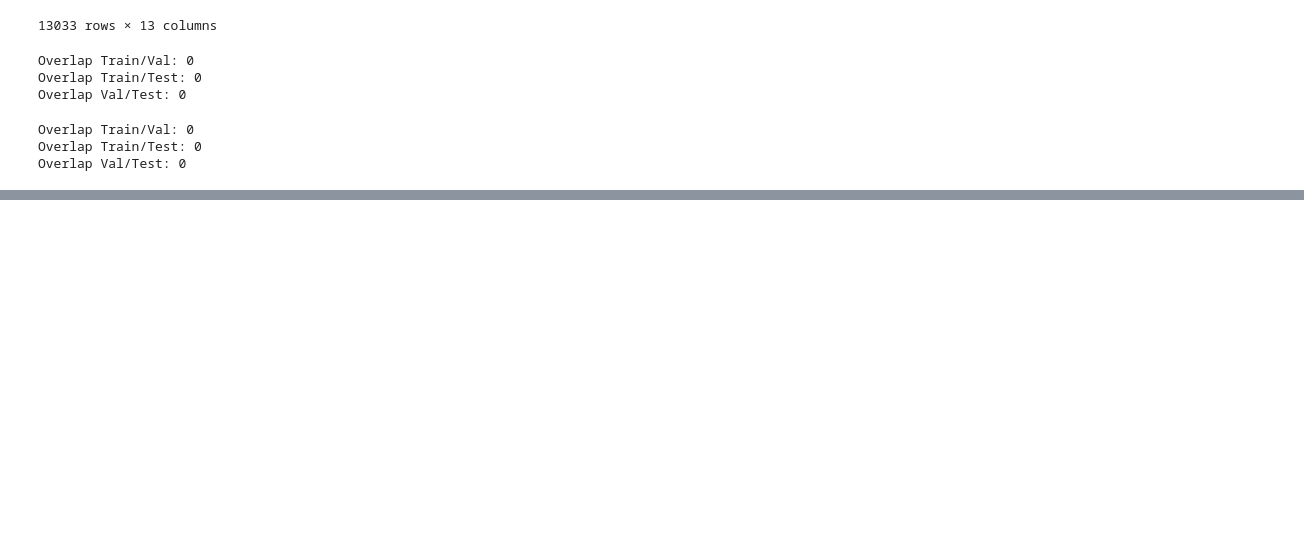
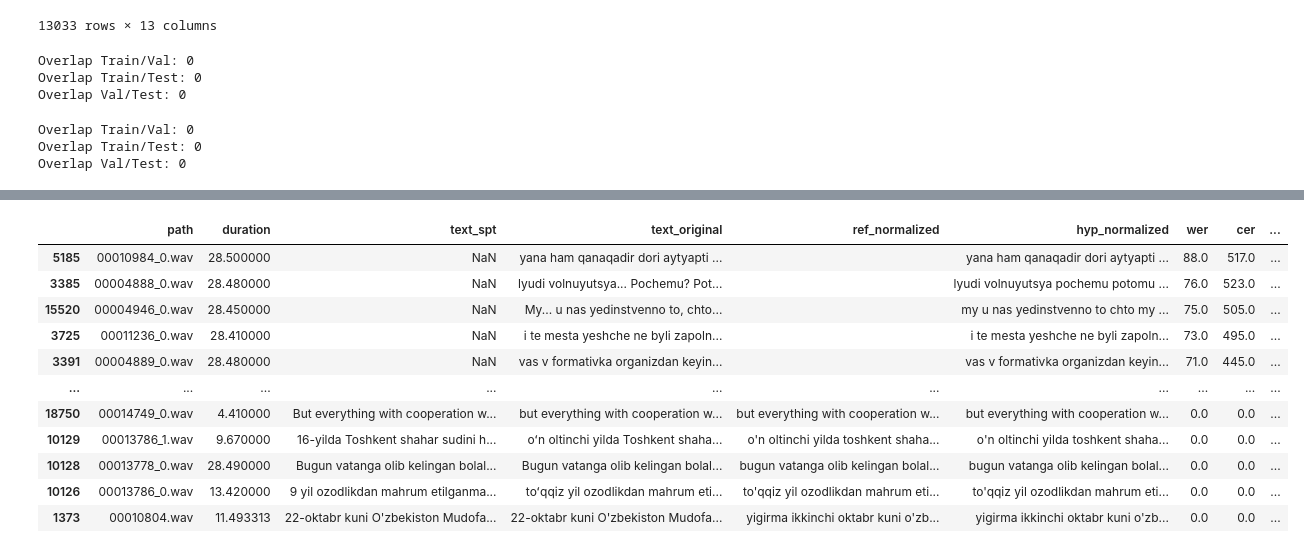
Before and after one commit to HaidarChaito/uzbek-automatic-speech-recognition, a Jupyter notebook: notebooks/2_news_dataset_preparation.ipynb, the cells around one changed output, grey strips where cells are left out. Cells and saved outputs as stored; diff of their text form; code cells hidden in the pictures; blank space fills up the shorter version.

Commit message:
Add third News sample to be used as test set to cover under-represented parts of the dataset

```diff
--- a/notebooks/2_news_dataset_preparation.ipynb
+++ b/notebooks/2_news_dataset_preparation.ipynb
@@ -1689,0 +1712,85 @@ Overlap Val/Test: 0
+# %%
+# from scripts import similarity_metrics
+
+all_data_df = pd.read_csv(ALL_DATA_PATH, index_col="id")
+chunked_df = pd.read_csv(os.path.join(DATASET_DIR, "chunked_data.csv"))
+stt_transcriptions1 = pd.read_csv(TRANSCRIPTION_RESULTS_PATH, index_col="id")
+stt_transcriptions2 = pd.read_csv(TRANSCRIPTION_RESULTS2_PATH, index_col="id")
+gemini_transcriptions = pd.read_csv(os.path.join(DATASET_DIR, "gemini_pro_transcriptions.csv"), index_col="id")
+
+# Get the first transcriptions (it was before chunking)
+stt_transcriptions1.rename(columns={"predicted_sentence": "text_spt"}, inplace=True)
+stt_transcriptions1 = stt_transcriptions1.merge(
+    all_data_df[["path", "text_original", "duration"]],
+    left_on="path",
+    right_on="path",
+    how="left"
+)
+stt_transcriptions1.drop(columns=["error_message", "error_type"], inplace=True)
+
+# Original text preserved on not chunked samples. Merge them back
+not_chunked_paths = set(chunked_df[chunked_df.groupby("path")["chunk_path"].transform("count") == 1]["path"])
+not_chunked_df = all_data_df[all_data_df["path"].isin(not_chunked_paths)]
+not_chunked_df["path"] = not_chunked_df["path"].str.replace(".wav", "_0.wav")
+
+stt_transcriptions2 = stt_transcriptions2.merge(
+    not_chunked_df[["path", "text_original"]],
+    left_on="chunk_path",
+    right_on="path",
+    how="left",
+    suffixes=("", "_new")
+)
+stt_transcriptions2.drop(columns=["path", "path_new", "error_message", "error_type"], inplace=True)
+
+# Get duration column from chunked_df
+stt_transcriptions2 = stt_transcriptions2.merge(
+    chunked_df[["chunk_path", "duration"]],
+    left_on="chunk_path",
+    right_on="chunk_path",
+    how="left",
+    suffixes=("", "_new")
+)
+
+# Get Gemini predicted column
+gemini_transcriptions.rename(columns={"predicted_sentence": "text_original"}, inplace=True)
+stt_transcriptions2 = stt_transcriptions2.merge(
+    gemini_transcriptions[["path", "text_original"]],
+    left_on="chunk_path",
+    right_on="path",
+    how="left",
+    suffixes=("", "_new")
+)
+stt_transcriptions2.drop(columns=["path"], inplace=True)
+stt_transcriptions2.rename(columns={"chunk_path": "path", "predicted_sentence": "text_spt"}, inplace=True)
+stt_transcriptions2["text_original"] = stt_transcriptions2["text_original"].fillna(
+    stt_transcriptions2["text_original_new"])
+
+overall_news = pd.concat([stt_transcriptions1, stt_transcriptions2], ignore_index=True)
+interested_cols = ["path", "duration", "text_spt", "text_original"]
+overall_news = overall_news[interested_cols]
+
+# Apply similarity metrics to each row
+metrics = overall_news.apply(
+    lambda row: similarity_metrics.calculate(
+        reference=row["text_spt"],  # Google SPT generated text (should be more accurate)
+        hypothesis=row["text_original"],  # Gemini 2.5 Pro generated text
+    ),
+    axis=1
+)
+
+# Convert list of dicts → DataFrame
+metrics_df = pd.DataFrame(metrics.tolist(), overall_news.index)
+
+# Merge metric columns back into main DataFrame and save
+overall_news = pd.concat([overall_news, metrics_df], axis=1)
+
+# Just remove too extreme outliers
+overall_news = overall_news[~overall_news["hyp_normalized"].str.contains("json")]
+
+print("Overall News dataset statistics:")
+print(f"Total duration: {overall_news["duration"].sum() / 3600:.2f} hours")
+print(overall_news[["duration", "wer"]].describe())
+
+overall_news.to_csv(os.path.join(DATASET_DIR, "overall_news.csv"), index_label="id")
+overall_news.sort_values("wer", ascending=False)
+# %% [output]
@@ -1689,0 +1813,12 @@ Overlap Val/Test: 0
+|  | path | duration | text_spt | text_original | ref_normalized | hyp_normalized | wer | cer | ... |
+| 5185 | 00010984_0.wav | 28.500000 | NaN | yana ham qanaqadir dori aytyapti ... |  | yana ham qanaqadir dori aytyapti ... | 88.0 | 517.0 | ... |
+| 3385 | 00004888_0.wav | 28.480000 | NaN | lyudi volnuyutsya... Pochemu? Pot... |  | lyudi volnuyutsya pochemu potomu ... | 76.0 | 523.0 | ... |
+| 15520 | 00004946_0.wav | 28.450000 | NaN | My... u nas yedinstvenno to, chto... |  | my u nas yedinstvenno to chto my ... | 75.0 | 505.0 | ... |
+| 3725 | 00011236_0.wav | 28.410000 | NaN | i te mesta yeshche ne byli zapoln... |  | i te mesta yeshche ne byli zapoln... | 73.0 | 495.0 | ... |
+| 3391 | 00004889_0.wav | 28.480000 | NaN | vas v formativka organizdan keyin... |  | vas v formativka organizdan keyin... | 71.0 | 445.0 | ... |
+| ... | ... | ... | ... | ... | ... | ... | ... | ... | ... |
+| 18750 | 00014749_0.wav | 4.410000 | But everything with cooperation w... | but everything with cooperation w... | but everything with cooperation w... | but everything with cooperation w... | 0.0 | 0.0 | ... |
+| 10129 | 00013786_1.wav | 9.670000 | 16-yilda Toshkent shahar sudini h... | oʻn oltinchi yilda Toshkent shaha... | o'n oltinchi yilda toshkent shaha... | o'n oltinchi yilda toshkent shaha... | 0.0 | 0.0 | ... |
+| 10128 | 00013778_0.wav | 28.490000 | Bugun vatanga olib kelingan bolal... | Bugun vatanga olib kelingan bolal... | bugun vatanga olib kelingan bolal... | bugun vatanga olib kelingan bolal... | 0.0 | 0.0 | ... |
+| 10126 | 00013786_0.wav | 13.420000 | 9 yil ozodlikdan mahrum etilganma... | toʻqqiz yil ozodlikdan mahrum eti... | to'qqiz yil ozodlikdan mahrum eti... | to'qqiz yil ozodlikdan mahrum eti... | 0.0 | 0.0 | ... |
+| 1373 | 00010804.wav | 11.493313 | 22-oktabr kuni O'zbekiston Mudofa... | 22-oktabr kuni O'zbekiston Mudofa... | yigirma ikkinchi oktabr kuni o'zb... | yigirma ikkinchi oktabr kuni o'zb... | 0.0 | 0.0 | ... |
```
Also changed, not shown: parts of 6 cells of this notebook.
